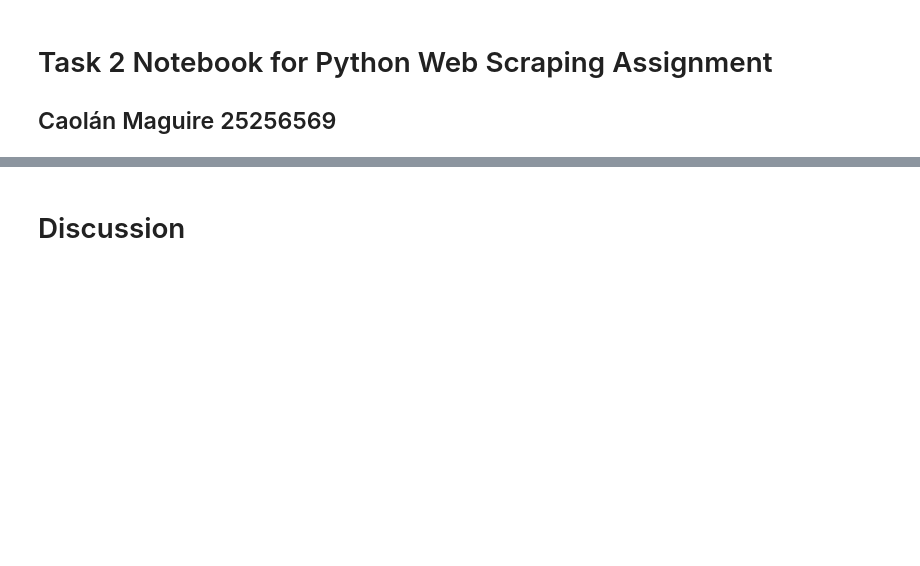
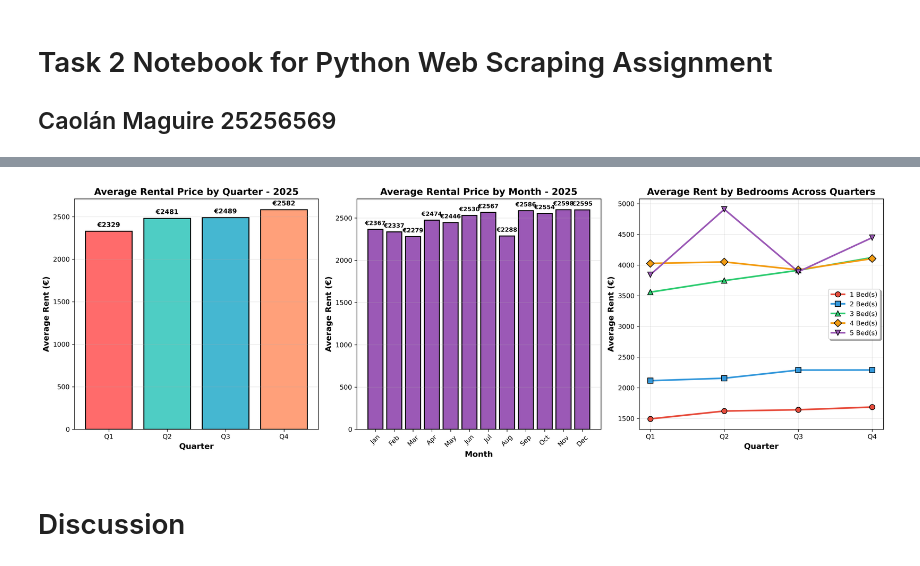
Before and after one commit to caolanmaguire/UCD-python-webscraping-assignment, a Jupyter notebook: Task2.ipynb, the cells around one changed output, grey strips where cells are left out. Cells and saved outputs as stored; diff of their text form; code cells hidden in the pictures; blank space fills up the shorter version.

```diff
--- a/Task2.ipynb
+++ b/Task2.ipynb
@@ -257 +268,7 @@ Graphs saved to output/rental_analysis_complete.png
+# %%
+from IPython.display import Image
+# show graphs saved above
+Image('output/rental_analysis_complete.png')
+# %% [output]
+[figure, added]
 # %%
```
Also changed, not shown: parts of 9 cells of this notebook.
